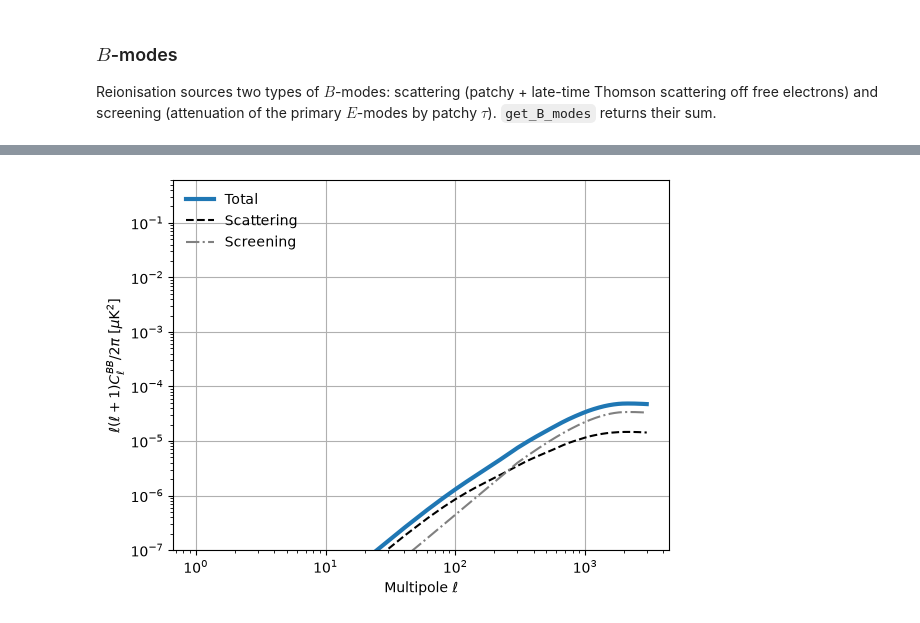
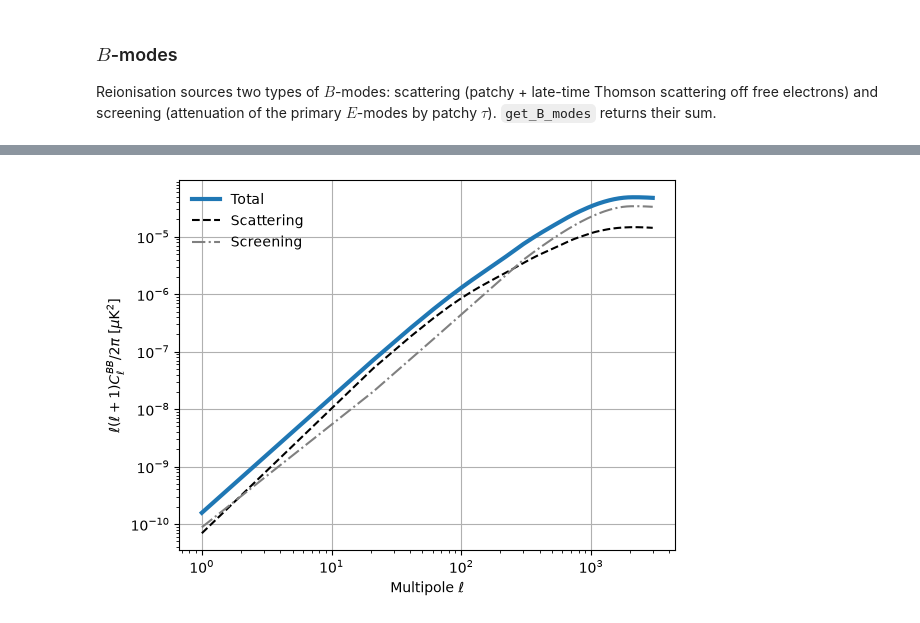
Before and after one commit to adeliegorce/preion, a Jupyter notebook: preion/notebooks/theory_tutorial.ipynb, the cells around one changed output, grey strips where cells are left out. Drawn from its saved outputs; the diff is of its cells as text; code cells hidden in the pictures.

```diff
--- a/preion/notebooks/theory_tutorial.ipynb
+++ b/preion/notebooks/theory_tutorial.ipynb
@@ -202,12 +205,11 @@ screening_bb = preion_model.get_screening_B_modes(ells=low_ells, Dells=True)
 # %%
 plt.figure()
 plt.loglog(low_ells, np.sum(scattering_bb, axis=1)+screening_bb, label='Total', lw=3.)
 plt.plot(low_ells, np.sum(scattering_bb, axis=1), label='Scattering', ls='--', color='k')
 plt.plot(low_ells, screening_bb, label='Screening', ls='-.', color='grey')
 plt.xlabel(r'Multipole $\ell$')
 plt.ylabel(r'$\ell(\ell+1)C_\ell^{BB}/2\pi$ [$\mu$K$^2$]')
-plt.ylim(1e-7, 6e-1)
 plt.legend(frameon=False, loc='upper left')
 plt.grid()
 # %% [output]
-[figure, old version]
+[figure, new version]
```
Also changed, not shown: parts of 5 cells of this notebook.
